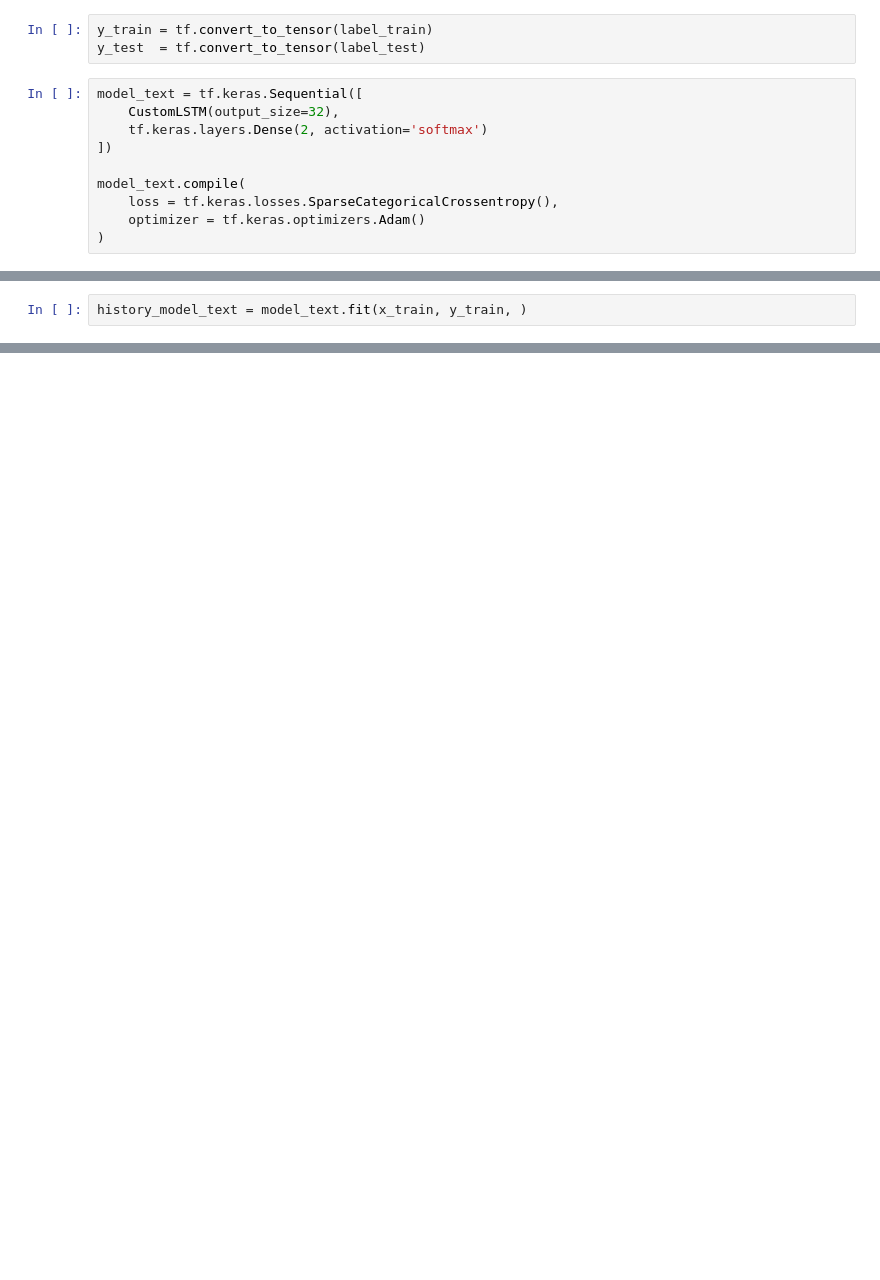
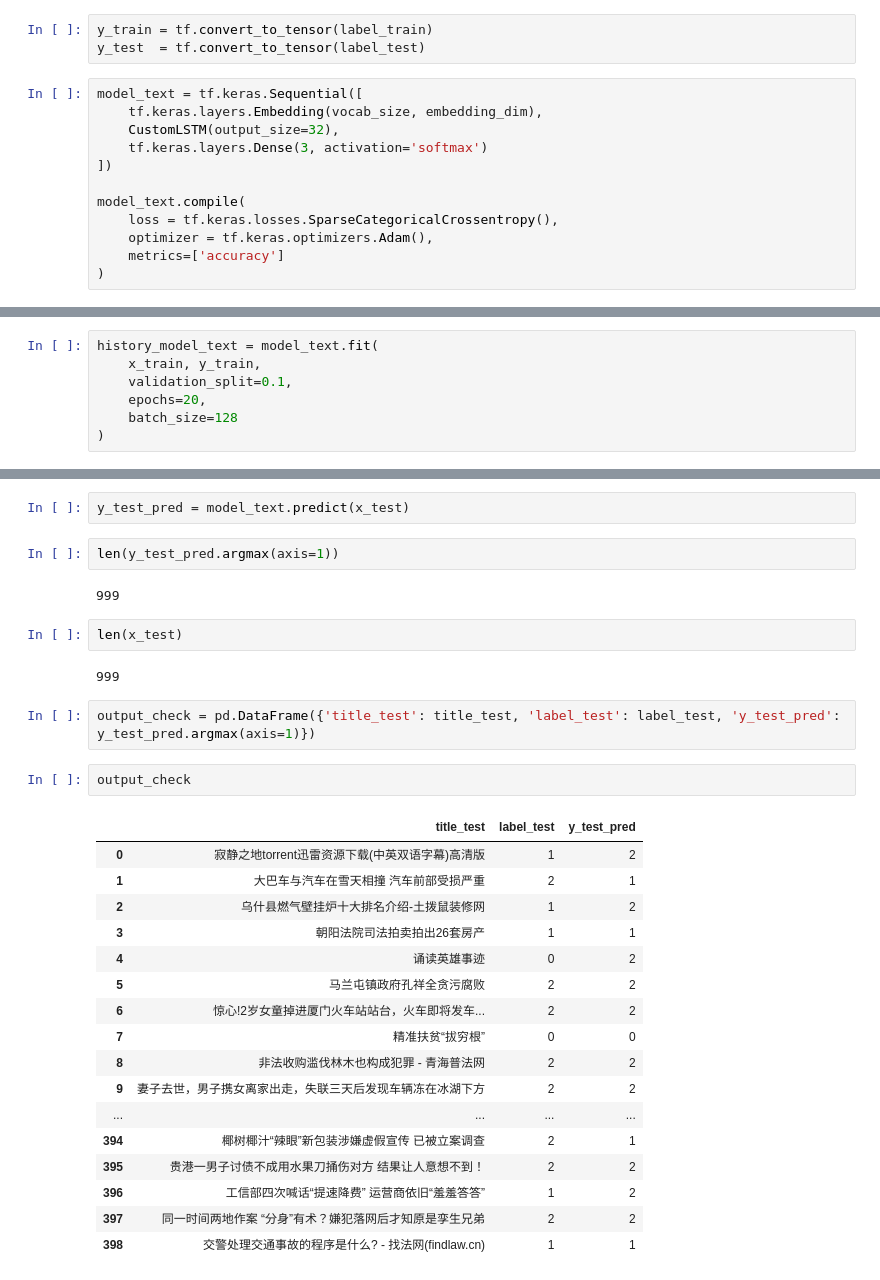
Before and after one commit to wzrzt/LearnNN, a Jupyter notebook: learnTF/LSTM_by_Hand.ipynb, the cells around one changed output, grey strips where cells are left out. Cells and saved outputs as stored; diff of their text form; blank space fills up the shorter version.

```diff
--- a/learnTF/LSTM_by_Hand.ipynb
+++ b/learnTF/LSTM_by_Hand.ipynb
@@ -250,13 +310,15 @@ y_train = tf.convert_to_tensor(label_train)
 y_test  = tf.convert_to_tensor(label_test)
 # %%
 model_text = tf.keras.Sequential([
+    tf.keras.layers.Embedding(vocab_size, embedding_dim),
     CustomLSTM(output_size=32),
-    tf.keras.layers.Dense(2, activation='softmax')
+    tf.keras.layers.Dense(3, activation='softmax')
 ])
 
 model_text.compile(
     loss = tf.keras.losses.SparseCategoricalCrossentropy(),
-    optimizer = tf.keras.optimizers.Adam()
+    optimizer = tf.keras.optimizers.Adam(),
+    metrics=['accuracy']
 )
 # %%
 x_train.shape
@@ -267,2 +348,7 @@ model_text.summary()
 # %%
-history_model_text = model_text.fit(x_train, y_train, )
+history_model_text = model_text.fit(
+    x_train, y_train,
+    validation_split=0.1,
+    epochs=20,
+    batch_size=128
+)
@@ -268,0 +378,32 @@ history_model_text = model_text.fit(x_train, y_train, )
+# %%
+y_test_pred = model_text.predict(x_test)
+# %%
+len(y_test_pred.argmax(axis=1))
+# %% [output]
+999
+# %%
+len(x_test)
+# %% [output]
+999
+# %%
+output_check = pd.DataFrame({'title_test': title_test, 'label_test': label_test, 'y_test_pred': y_test_pred.argmax(axis=1)})
+# %%
+output_check
+# %% [output]
+|  | title_test | label_test | y_test_pred |
+| 0 | 寂静之地torrent迅雷资源下载(中英双语字幕)高清版 | 1 | 2 |
+| 1 | 大巴车与汽车在雪天相撞 汽车前部受损严重 | 2 | 1 |
+| 2 | 乌什县燃气壁挂炉十大排名介绍-土拨鼠装修网 | 1 | 2 |
+| 3 | 朝阳法院司法拍卖拍出26套房产 | 1 | 1 |
+| 4 | 诵读英雄事迹 | 0 | 2 |
+| 5 | 马兰屯镇政府孔祥全贪污腐败 | 2 | 2 |
+| 6 | 惊心!2岁女童掉进厦门火车站站台，火车即将发车... | 2 | 2 |
+| 7 | 精准扶贫“拔穷根” | 0 | 0 |
+| 8 | 非法收购滥伐林木也构成犯罪 - 青海普法网 | 2 | 2 |
+| 9 | 妻子去世，男子携女离家出走，失联三天后发现车辆冻在冰湖下方 | 2 | 2 |
+| ... | ... | ... | ... |
+| 394 | 椰树椰汁“辣眼”新包装涉嫌虚假宣传 已被立案调查 | 2 | 1 |
+| 395 | 贵港一男子讨债不成用水果刀捅伤对方 结果让人意想不到！ | 2 | 2 |
+| 396 | 工信部四次喊话“提速降费” 运营商依旧“羞羞答答” | 1 | 2 |
+| 397 | 同一时间两地作案 “分身”有术？嫌犯落网后才知原是孪生兄弟 | 2 | 2 |
+| 398 | 交警处理交通事故的程序是什么? - 找法网(findlaw.cn) | 1 | 1 |
```
Also changed, not shown: parts of 30 cells of this notebook.
